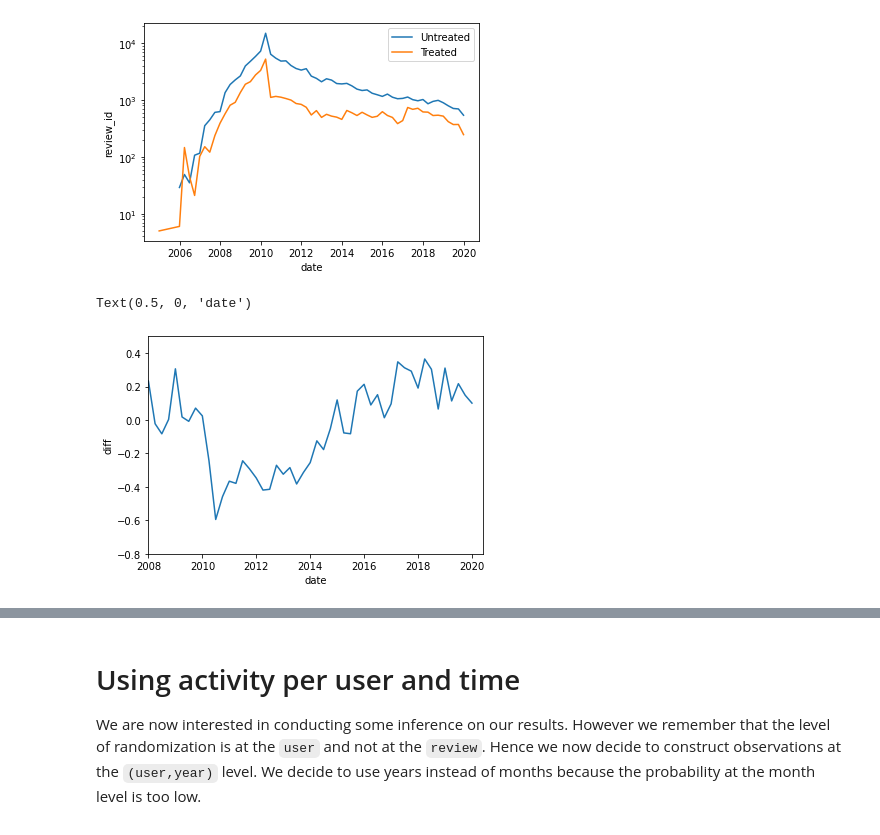
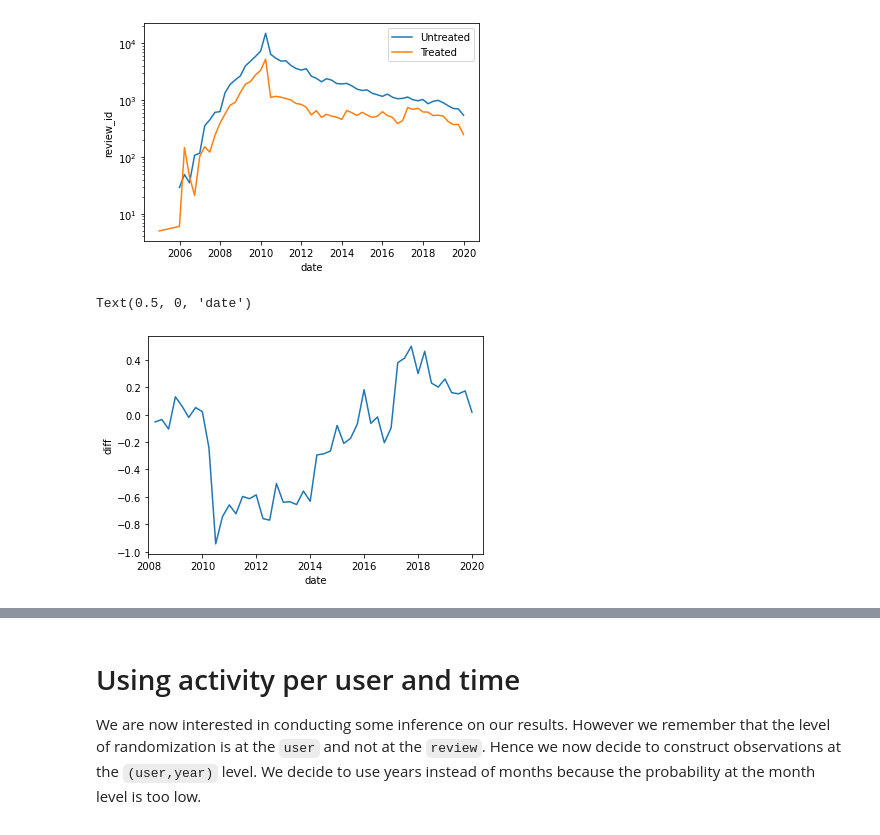
Before and after one commit to vma101/big_data_tools, a Jupyter notebook: hw3_quasi.ipynb, the cells around one changed output, grey strips where cells are left out. Cells and saved outputs as stored; diff of their text form; code cells hidden in the pictures.

```diff
--- a/hw3_quasi.ipynb
+++ b/hw3_quasi.ipynb
@@ -219,5 +228,5 @@ def question3(df_review,file_treatment):
 # %%
 # For Vanessa only
-user_treat, merged = question3(df_test, file_treatment)
+# Code runs for a small portion of the data for proof of concept - Did not have a powerful enough computer
+
+# user_treat, merged = question3(df_test, file_treatment)
-# %%
-user_treat, merged = question3(df_review,file_treatment)
@@ -241,7 +250,7 @@ Here are the plots I got:
 
 # 4.1 Construct the original set of users from which the treatment group was selected
 jan10 = df_review.loc[(df_review.date < '2010-02-01') & (df_review.date >= '2010-01-01')]
-merged_new = jan10.merge(treatment,left_on='user_id',right_on='treatment',how='outer')
+merged_new = jan10.merge(user_treat,left_on='user_id',right_on='treatment',how='outer')
 merged_new.treatment = merged_new.treatment.notnull()
 
 treatment_group = pd.DataFrame(merged_new.loc[merged_new.treatment == True].user_id)
@@ -258,24 +267,25 @@ un = un.loc[(un!=0).any(axis=1)]
 un.drop(columns = ["date"], inplace = True)
 # %%
 # For Vanessa only
+# Code runs for a small portion of the data for proof of concept - Did not have a powerful enough computer
 
-# 4.1 Construct the original set of users from which the treatment group was selected
-jan10 = df_test.loc[(df_test.date < '2010-02-01') & (df_test.date >= '2010-01-01')]
-merged_new = jan10.merge(treatment,left_on='user_id',right_on='treatment',how='outer')
-merged_new.treatment = merged_new.treatment.notnull()
+# # 4.1 Construct the original set of users from which the treatment group was selected
+# jan10 = df_test.loc[(df_test.date < '2010-02-01') & (df_test.date >= '2010-01-01')]
+# merged_new = jan10.merge(treatment,left_on='user_id',right_on='treatment',how='outer')
+# merged_new.treatment = merged_new.treatment.notnull()
 
-treatment_group = pd.DataFrame(merged_new.loc[merged_new.treatment == True].user_id)
-treatment_total = df_test.merge(treatment_group,on = 'user_id',how = 'right')
-treat = treatment_total.groupby(pd.Grouper(key='date', freq='Q')).nunique()
-treat = treat.loc[(treat!=0).any(axis=1)]
-treat.drop(columns = ["date"], inplace = True)
+# treatment_group = pd.DataFrame(merged_new.loc[merged_new.treatment == True].user_id)
+# treatment_total = df_test.merge(treatment_group,on = 'user_id',how = 'right')
+# treat = treatment_total.groupby(pd.Grouper(key='date', freq='Q')).nunique()
+# treat = treat.loc[(treat!=0).any(axis=1)]
+# treat.drop(columns = ["date"], inplace = True)
 
-# 4.2 Construct control group
-control_group = pd.DataFrame(merged_new.loc[merged_new.treatment == False].user_id)
-control_total = df_test.merge(control_group,on = 'user_id',how = 'right')
-un = control_total.groupby(pd.Grouper(key='date', freq='Q')).nunique()
-un = un.loc[(un!=0).any(axis=1)]
-un.drop(columns = ["date"], inplace = True)
+# # 4.2 Construct control group
+# control_group = pd.DataFrame(merged_new.loc[merged_new.treatment == False].user_id)
+# control_total = df_test.merge(control_group,on = 'user_id',how = 'right')
+# un = control_total.groupby(pd.Grouper(key='date', freq='Q')).nunique()
+# un = un.loc[(un!=0).any(axis=1)]
+# un.drop(columns = ["date"], inplace = True)
 # %%
 # 4.3: plot number of reviews for each group
 plt.figure()
@@ -291,18 +301,18 @@ plt.legend()
 # %%
 #4.4: plot number of reviews for control and treatment group
 dstart = datetime.datetime(2008,1,1)
 dend = datetime.datetime(2020,6,1)
 
 mod = un.merge(treat,left_index=True,right_index=True,how="inner", suffixes = ("_control", "_treat"))
-mod['control_diff'] = np.log(mod['review_id_control']) - np.log(mod['user_id_control'])
-mod['treated_diff'] = np.log(mod['review_id_treat']) - np.log(mod['user_id_treat'])
+mod['control_diff'] = np.log(mod['review_id_control']) - np.log(3346)
+mod['treated_diff'] = np.log(mod['review_id_treat']) - np.log(1500)
 mod['diff'] = mod['treated_diff']-mod['control_diff']
+mod = mod.iloc[9:,:]
 plt.figure()
 plt.plot(mod.index,mod['diff'])
 plt.xlim(dstart, dend)
-plt.ylim(-0.8,0.5)
 plt.ylabel("diff")
 plt.xlabel('date')
 # %% [output]
 Text(0.5, 0, 'date')
-[figure, old version]
+[figure, new version]
```
Also changed, not shown: parts of 17 cells of this notebook.
